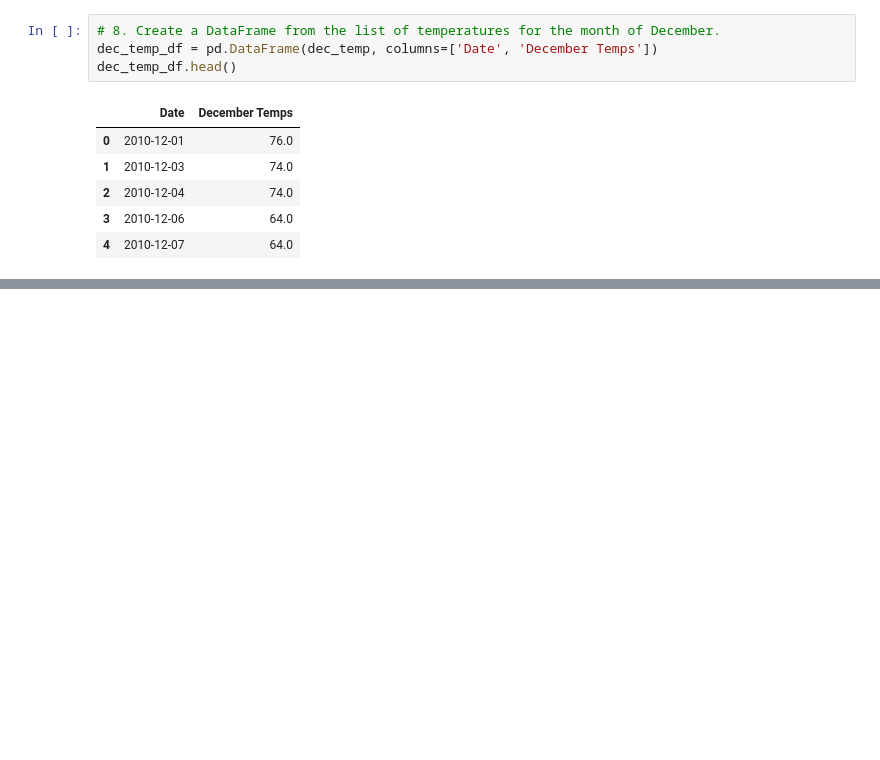
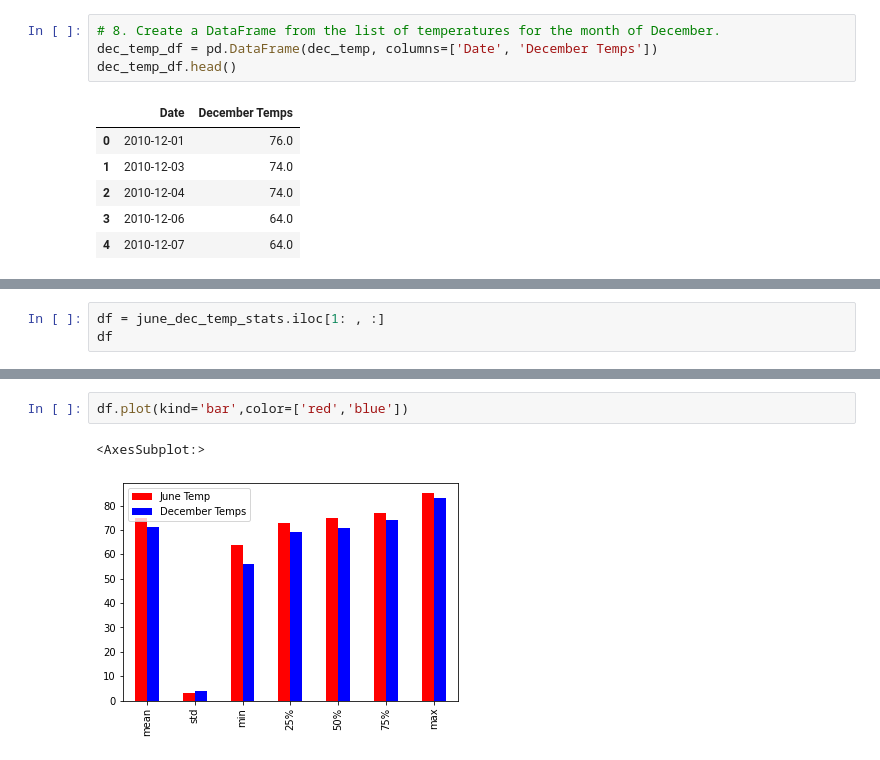
Before and after one commit to ramya-ramamur/surfs_up, a Jupyter notebook: SurfsUp_Challenge.ipynb, the cells around one changed output, grey strips where cells are left out. Cells and saved outputs as stored; diff of their text form; blank space fills up the shorter version.

```diff
--- a/SurfsUp_Challenge.ipynb
+++ b/SurfsUp_Challenge.ipynb
@@ -96,0 +142,3 @@ dec_temp_df.describe()
+# %%
+df = june_dec_temp_stats.iloc[1: , :]
+df
@@ -96,0 +154,5 @@ dec_temp_df.describe()
+# %%
+df.plot(kind='bar',color=['red','blue'])
+# %% [output]
+<AxesSubplot:>
+[figure, added]
```
Also changed, not shown: parts of 8 cells of this notebook.
